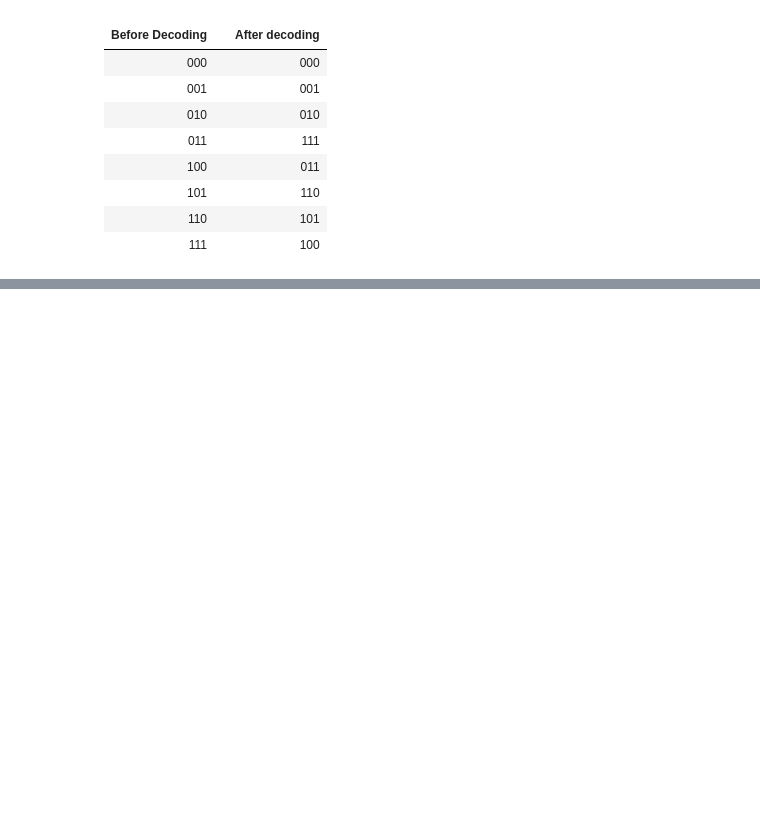
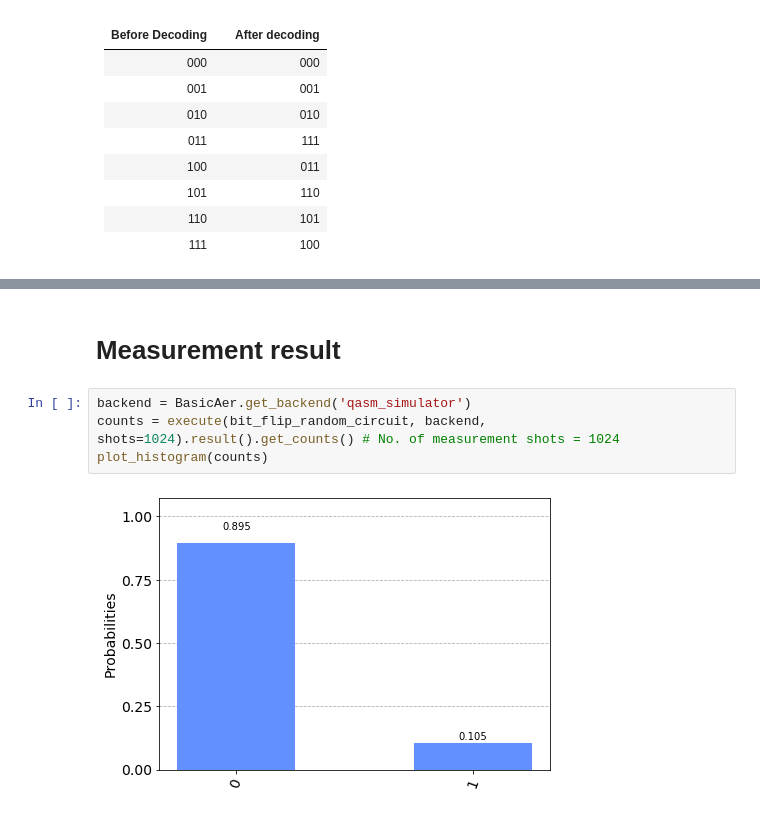
Before and after one commit to Hui-Ying/Qiskit, a Jupyter notebook: The bit flip code.ipynb, the cells around one changed output, grey strips where cells are left out. Drawn from its saved outputs; the diff is of its cells as text; blank space fills up the shorter version.

```diff
--- a/The bit flip code.ipynb
+++ b/The bit flip code.ipynb
@@ -103,0 +177,8 @@ The probability of the decoding result also depends on the probability of the er
+# %% [markdown]
+# Measurement result
+# %%
+backend = BasicAer.get_backend('qasm_simulator')
+counts = execute(bit_flip_random_circuit, backend, shots=1024).result().get_counts() # No. of measurement shots = 1024
+plot_histogram(counts)
+# %% [output]
+[figure, added]
```
Also changed, not shown: parts of 20 cells of this notebook.
